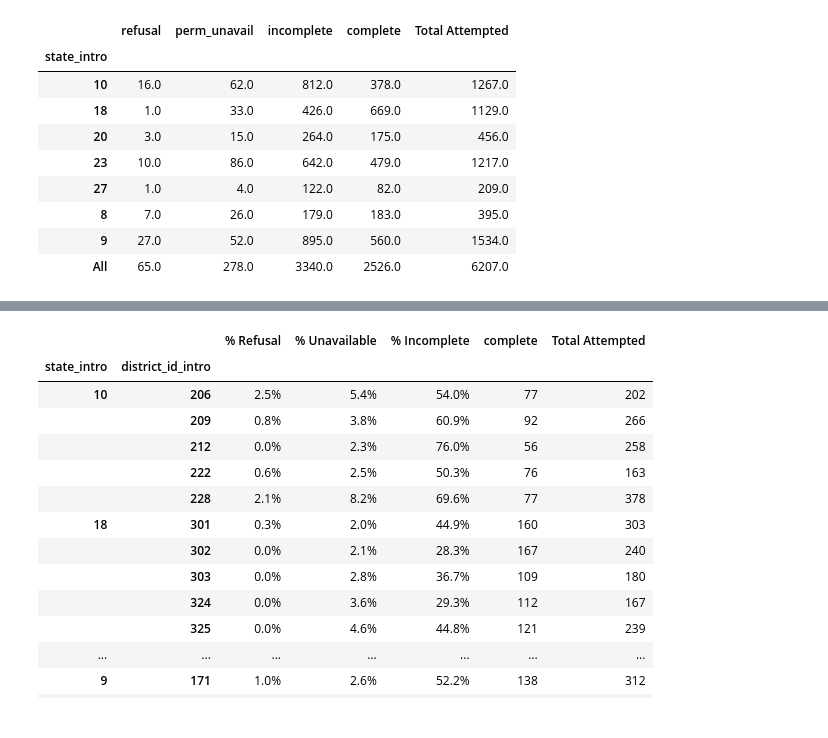
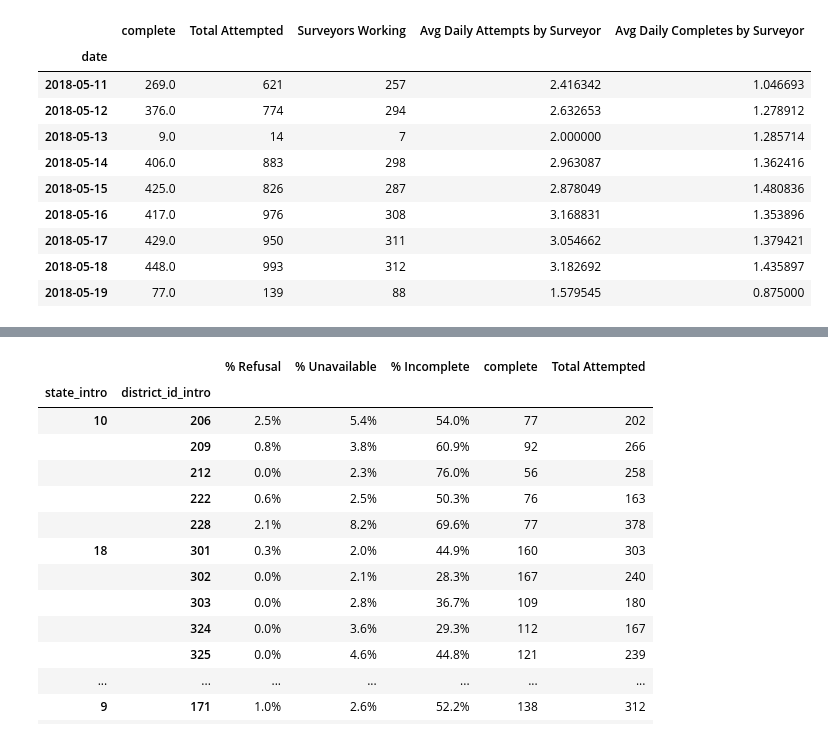
Before and after one commit to ryfauber/jupyter, a Jupyter notebook: portal_data_views.ipynb, the cells around one changed output, grey strips where cells are left out. Cells and saved outputs as stored; diff of their text form; code cells hidden in the pictures.

Commit message:
adding productivity table

```diff
--- a/portal_data_views.ipynb
+++ b/portal_data_views.ipynb
@@ -32,32 +34,40 @@ HTML('''<script>
 # %% [output]
 [interactive output not drawn]
 # %%
-result = pd.read_csv('/Users/ryan/Desktop/combined_baseline_may19.csv', header=0, dtype= 'unicode')
-
+#Importing Data and Resolving Datatypes
+result = pd.read_csv('/Users/ryan/Desktop/combined_baseline_may19.csv', header=0, dtype= 'unicode', parse_dates=['end_time'])
+#Pulling date out of datetime
+result['date'] = result['end_time'].dt.date
+#converting date to date-format
+result['date'] = pd.to_datetime(result['date'])
+#converting some fields to numeric
 result['hh_size_hhinfo'] = pd.to_numeric(result['hh_size_hhinfo'], errors='coerce')
 result['refusal'] = pd.to_numeric(result['refusal'], errors='coerce')
 result['perm_unavail'] = pd.to_numeric(result['perm_unavail'], errors='coerce')
 result['incomplete'] = pd.to_numeric(result['incomplete'], errors='coerce')
 result['complete'] = pd.to_numeric(result['complete'], errors='coerce')
-
-result.loc[result['incomplete'] == 0, 'complete'] = 1
-result.loc[result['refusal'] == 1, 'complete'] = 0
-result.loc[result['perm_unavail'] == 1, 'complete'] = 0
-
-total = result[['state_intro','refusal','perm_unavail','incomplete','complete']].groupby(['state_intro']).sum()
-total['Total Attempted'] = result[['state_intro','scto_uuid']].groupby(['state_intro']).count()
-
-total.loc['All'] = total.sum()
-#total.loc['All']
-total
-# %% [output]
-|  | refusal | perm_unavail | incomplete | complete | Total Attempted |
-| state_intro |  |  |  |  |  |
-| 10 | 16.0 | 62.0 | 812.0 | 378.0 | 1267.0 |
-| 18 | 1.0 | 33.0 | 426.0 | 669.0 | 1129.0 |
-| 20 | 3.0 | 15.0 | 264.0 | 175.0 | 456.0 |
-| 23 | 10.0 | 86.0 | 642.0 | 479.0 | 1217.0 |
-| 27 | 1.0 | 4.0 | 122.0 | 82.0 | 209.0 |
-| 8 | 7.0 | 26.0 | 179.0 | 183.0 | 395.0 |
-| 9 | 27.0 | 52.0 | 895.0 | 560.0 | 1534.0 |
-| All | 65.0 | 278.0 | 3340.0 | 2526.0 | 6207.0 |
+# %%
+#generating Productivity Tables
+#starting with the start date of the survey
+prod = result.loc[result['date'] > '2018-05-10']
+#grouping by date
+prod = prod[['state_intro','complete', 'date']].groupby(['date']).sum()
+#generating some averages
+prod['Total Attempted'] = result[['scto_uuid', 'date']].groupby(['date']).count()
+prod['Surveyors Working'] = result[['dod_enumerator_id_intro', 'date']].groupby(['date'])['dod_enumerator_id_intro'].nunique()
+prod['Avg Daily Attempts by Surveyor'] = ((prod['Total Attempted'] / prod['Surveyors Working']))
+prod['Avg Daily Completes by Surveyor'] = ((prod['complete'] / prod['Surveyors Working']))
+#rendering the table
+prod
+# %% [output]
+|  | complete | Total Attempted | Surveyors Working | Avg Daily Attempts by Surveyor | Avg Daily Completes by Surveyor |
+| date |  |  |  |  |  |
+| 2018-05-11 | 269.0 | 621 | 257 | 2.416342 | 1.046693 |
+| 2018-05-12 | 376.0 | 774 | 294 | 2.632653 | 1.278912 |
+| 2018-05-13 | 9.0 | 14 | 7 | 2.000000 | 1.285714 |
+| 2018-05-14 | 406.0 | 883 | 298 | 2.963087 | 1.362416 |
+| 2018-05-15 | 425.0 | 826 | 287 | 2.878049 | 1.480836 |
+| 2018-05-16 | 417.0 | 976 | 308 | 3.168831 | 1.353896 |
+| 2018-05-17 | 429.0 | 950 | 311 | 3.054662 | 1.379421 |
+| 2018-05-18 | 448.0 | 993 | 312 | 3.182692 | 1.435897 |
+| 2018-05-19 | 77.0 | 139 | 88 | 1.579545 | 0.875000 |
```
Also changed, not shown: parts of 5 cells of this notebook.
